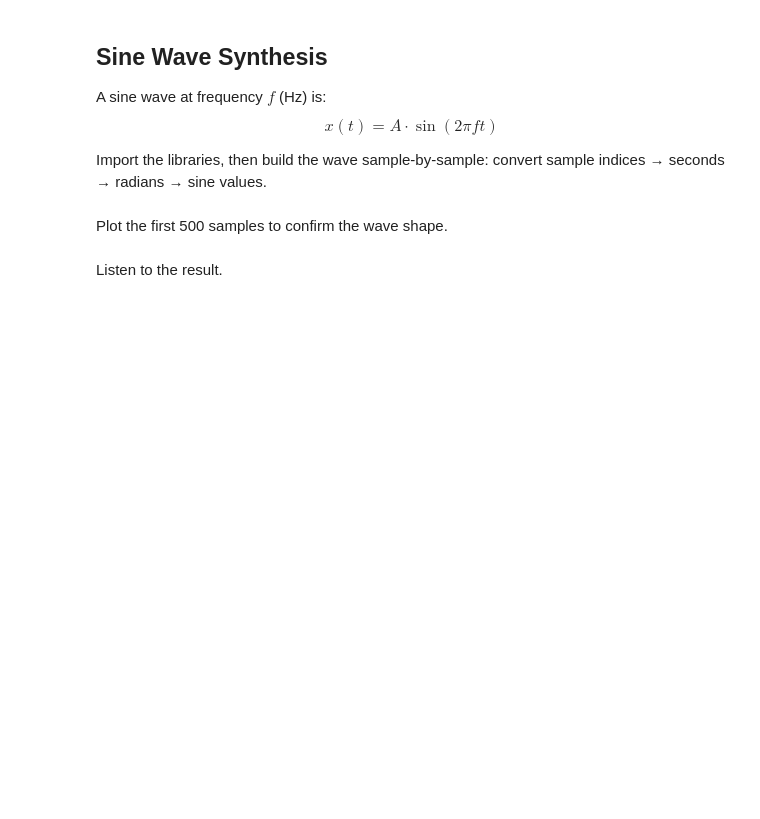
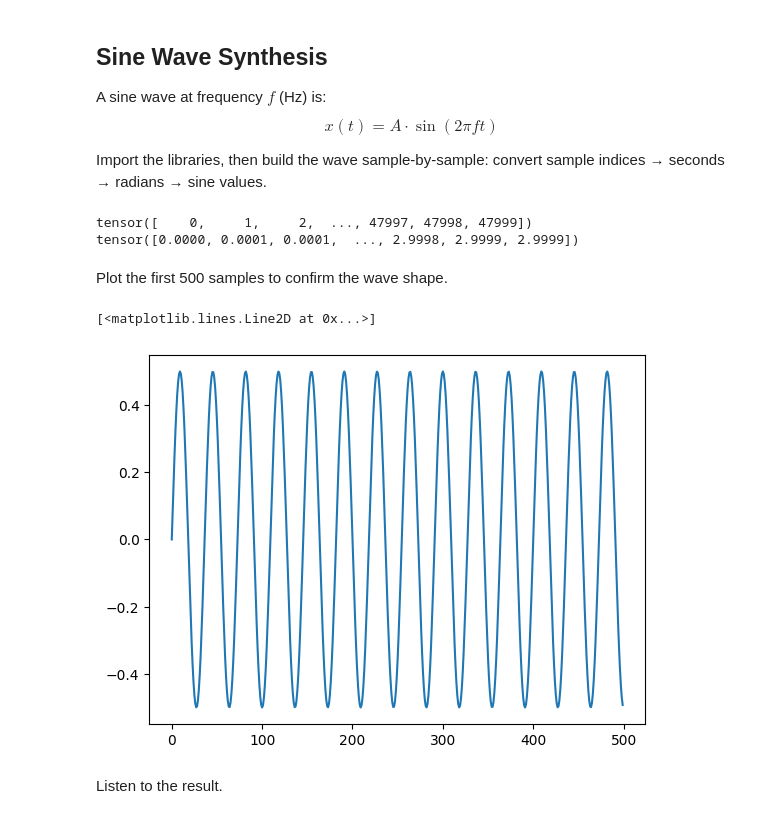
Before and after one commit to jdasam/ant5015, a Jupyter notebook: notebooks/3rd_week_pitch_classification.ipynb, the cells around one changed output. Saved outputs shown, nothing was run; the diff lists cells and outputs as text; code cells hidden in the pictures; blank space fills up the shorter version.

```diff
--- a/notebooks/3rd_week_pitch_classification.ipynb
+++ b/notebooks/3rd_week_pitch_classification.ipynb
@@ -20,16 +20,33 @@ from math import pi
 
 torch.set_printoptions(sci_mode=False)
 
-sr = 16000        # sample rate (samples/sec)
+sr = 16000        # sample rate (samples/sec) #
 frequency = 440   # Hz
 amplitude = 0.5
 
 # TODO: create sample_t with torch.arange
 # TODO: convert to sec_t, compute accum_rad, then sin_value
+
+audio_len = 3 # sec
+num_sample = audio_len * sr
+
+sample_t = torch.arange(0, 48000)
+print(sample_t)
+
+sec_t = sample_t / sr
+print(sec_t)
+
+sin_wav = amplitude * torch.sin(2 * pi * frequency * sec_t)
+# %% [output]
+tensor([    0,     1,     2,  ..., 47997, 47998, 47999])
+tensor([0.0000, 0.0001, 0.0001,  ..., 2.9998, 2.9999, 2.9999])
 # %% [markdown]
 Plot the first 500 samples to confirm the wave shape.
 # %%
-plt.plot(sin_value[:500])
+plt.plot(sin_wav[:500])
+# %% [output]
+[<matplotlib.lines.Line2D at 0x...>]
+[figure, added]
 # %% [markdown]
 Listen to the result.
 # %%
```
Also changed, not shown: parts of 31 cells of this notebook.
